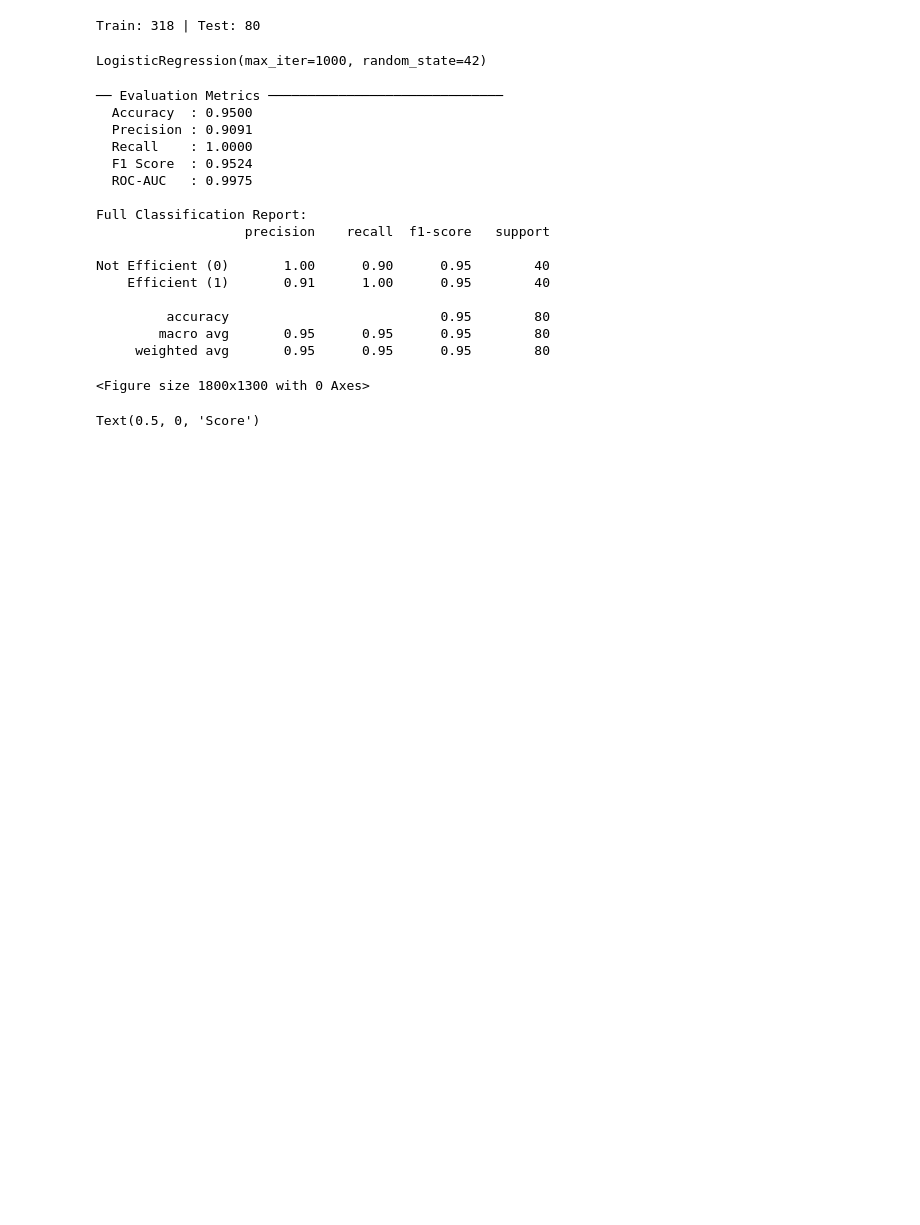
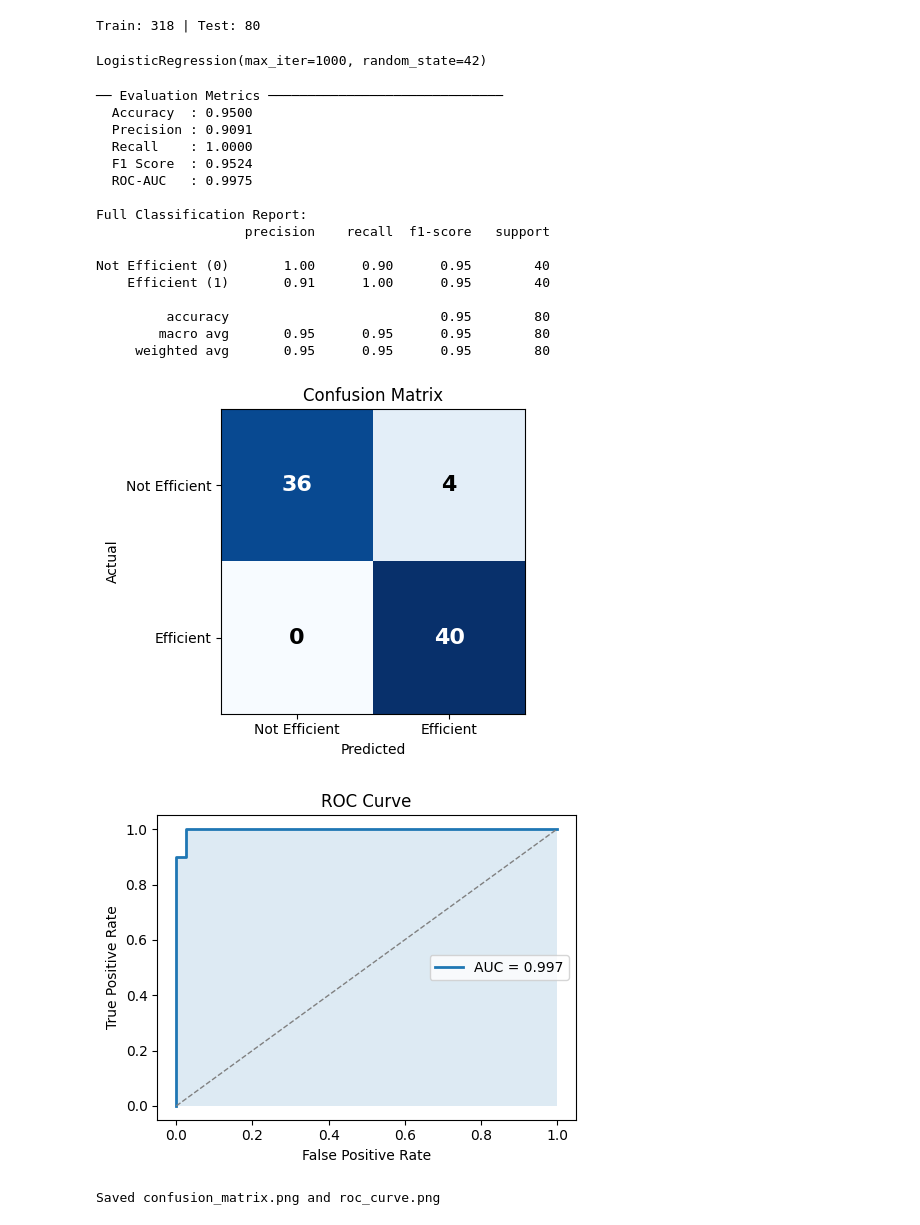
Before and after one commit to madsfjeldberg/aai-mandatory1, a Jupyter notebook: src/logistic_regression.ipynb, the cells around one changed output. Drawn from its saved outputs; the diff is of its cells as text; code cells hidden in the pictures; blank space fills up the shorter version.

```diff
--- a/src/logistic_regression.ipynb
+++ b/src/logistic_regression.ipynb
@@ -111,27 +111,42 @@ Not Efficient (0)       1.00      0.90      0.95        40
         macro avg       0.95      0.95      0.95        80
      weighted avg       0.95      0.95      0.95        80
 # %%
-fig = plt.figure(figsize=(18, 13))
-fig.patch.set_facecolor('#0f1117')
-gs = gridspec.GridSpec(2, 3, figure=fig, hspace=0.42, wspace=0.38)
+# Confusion Matrix
+from sklearn.metrics import roc_curve
 
-ACCENT   = '#7c6af7'
-ACCENT2  = '#f7a26a'
-GRID_CLR = '#2a2d3e'
-TEXT_CLR = '#e0e0f0'
-BG       = '#1a1d2e'
+fig1, ax1 = plt.subplots(figsize=(5, 4))
+cm = confusion_matrix(y_test, y_pred)
+im = ax1.imshow(cm, cmap='Blues')
+ax1.set_xticks([0, 1]); ax1.set_yticks([0, 1])
+ax1.set_xticklabels(['Not Efficient', 'Efficient'])
+ax1.set_yticklabels(['Not Efficient', 'Efficient'])
+for i in range(2):
+    for j in range(2):
+        ax1.text(j, i, str(cm[i, j]), ha='center', va='center',
+                 color='white' if cm[i, j] > cm.max()/2 else 'black', fontsize=16, fontweight='bold')
+ax1.set_xlabel('Predicted')
+ax1.set_ylabel('Actual')
+ax1.set_title('Confusion Matrix')
+fig1.tight_layout()
+fig1.savefig('../article/confusion_matrix.png', dpi=150)
+plt.show()
 
-def style_ax(ax, title):
-    ax.set_facecolor(BG)
-    ax.tick_params(colors=TEXT_CLR, labelsize=9)
-    ax.title.set_color(TEXT_CLR)
-    ax.title.set_fontsize(11)
-    ax.title.set_fontweight('bold')
-    ax.set_title(title)
-    for spine in ax.spines.values():
-        spine.set_edgecolor(GRID_CLR)
-    ax.yaxis.label.set_color(TEXT_CLR)
-    ax.xaxis.label.set_color(TEXT_CLR)
-    ax.grid(color=GRID_CLR, linewidth=0.6)
+# ROC Curve
+fig2, ax2 = plt.subplots(figsize=(5, 4))
+fpr, tpr, _ = roc_curve(y_test, y_pred_prob)
+ax2.plot(fpr, tpr, lw=2, label=f'AUC = {roc_auc:.3f}')
+ax2.plot([0, 1], [0, 1], '--', color='gray', lw=1)
+ax2.fill_between(fpr, tpr, alpha=0.15)
+ax2.set_xlabel('False Positive Rate')
+ax2.set_ylabel('True Positive Rate')
+ax2.set_title('ROC Curve')
+ax2.legend()
+fig2.tight_layout()
+fig2.savefig('../article/roc_curve.png', dpi=150)
+plt.show()
+
+print("Saved confusion_matrix.png and roc_curve.png")
 # %% [output]
+[figure, added]
+[figure, added]
-<Figure size 1800x1300 with 0 Axes>
+Saved confusion_matrix.png and roc_curve.png
@@ -164,13 +152,0 @@ style_ax(ax1, 'ROC Curve')
-# %%
-ax2 = fig.add_subplot(gs[0, 2])
-metrics = {'Accuracy': acc, 'Precision': precision, 'Recall': recall, 'F1': f1, 'ROC-AUC': roc_auc}
-bars = ax2.barh(list(metrics.keys()), list(metrics.values()),
-                color=[ACCENT, ACCENT2, '#6af7c8', '#f76a9a', '#f7e16a'], height=0.55)
-ax2.set_xlim(0, 1.15)
-for bar, val in zip(bars, metrics.values()):
-    ax2.text(val + 0.02, bar.get_y() + bar.get_height()/2,
-             f'{val:.3f}', va='center', color=TEXT_CLR, fontsize=9, fontweight='bold')
-style_ax(ax2, 'Evaluation Metrics')
-ax2.set_xlabel('Score')
-# %% [output]
-Text(0.5, 0, 'Score')
```
Also changed, not shown: parts of 5 cells of this notebook, 13 other files.
